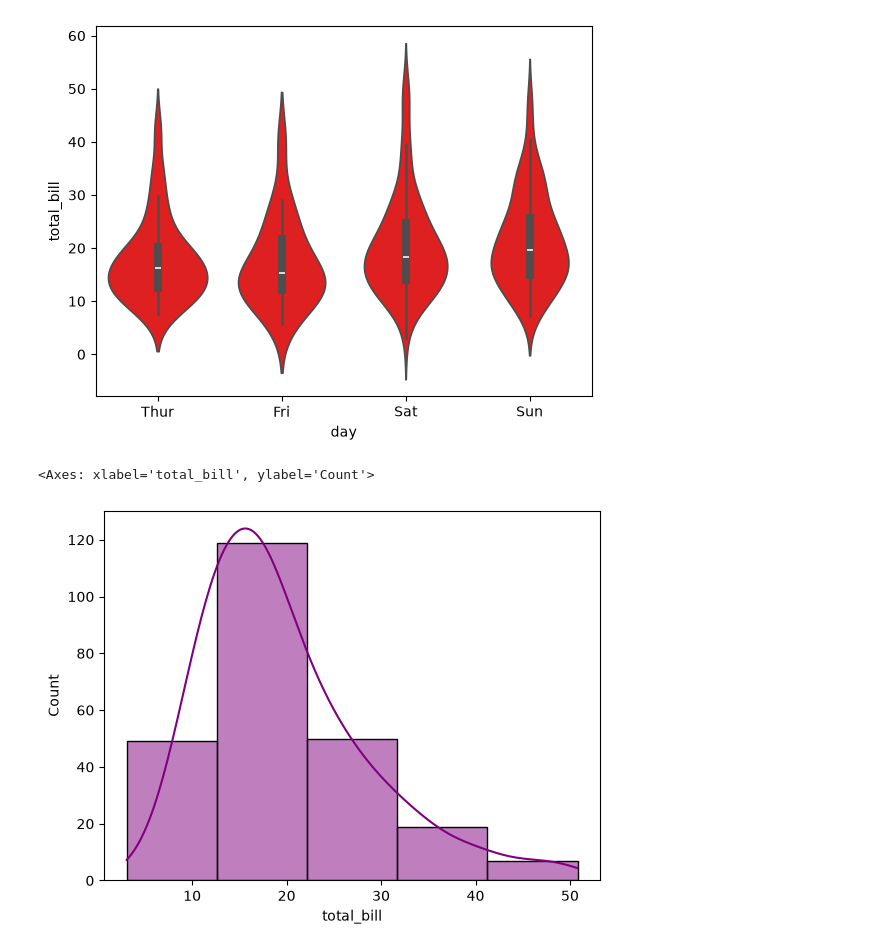
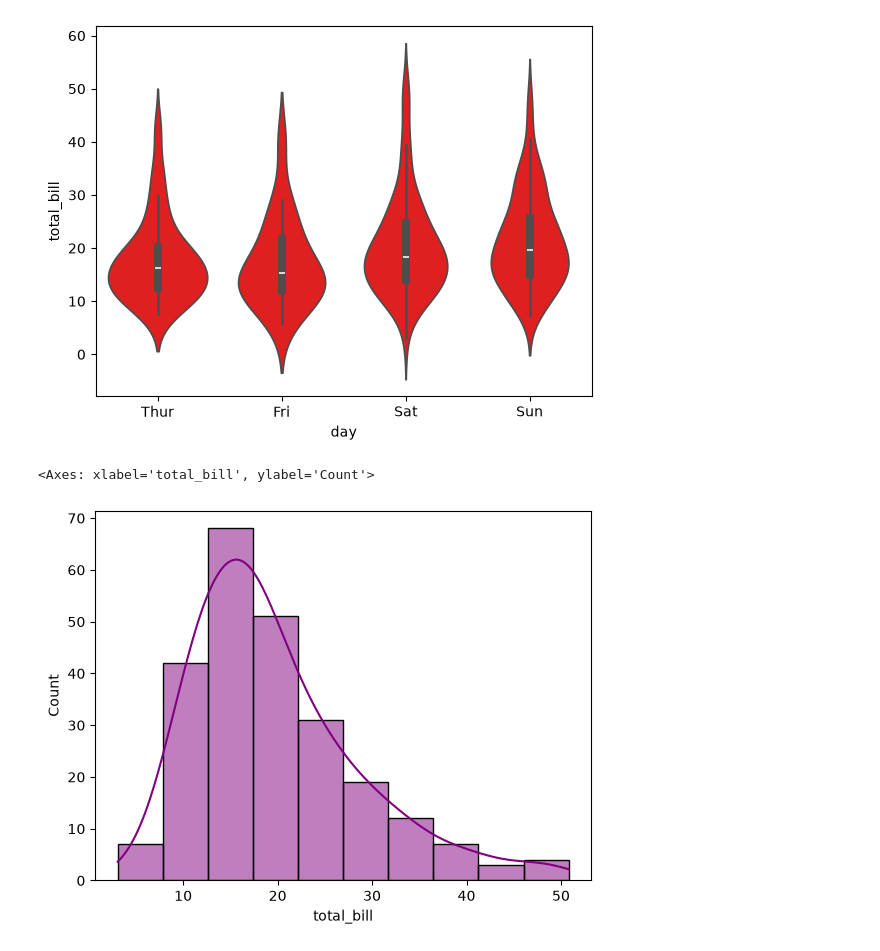
Before and after one commit to vanshvats07/python-practice, a Jupyter notebook: Data analysis/seaborn.ipynb, the cells around one changed output. Drawn from its saved outputs; the diff is of its cells as text; code cells hidden in the pictures.

```diff
--- a/Data analysis/seaborn.ipynb
+++ b/Data analysis/seaborn.ipynb
@@ -77,7 +77,7 @@ sns.violinplot(x='day',y='total_bill',data=tips,color='red')
 [figure]
 # %%
 ## Histograms
-sns.histplot(tips['total_bill'],bins=5,color='purple',kde=True,edgecolor='black')
+sns.histplot(tips['total_bill'],bins=10,color='purple',kde=True,edgecolor='black')
 # %% [output]
 <Axes: xlabel='total_bill', ylabel='Count'>
-[figure, old version]
+[figure, new version]
```
Also changed, not shown: parts of 1 cell of this notebook.
